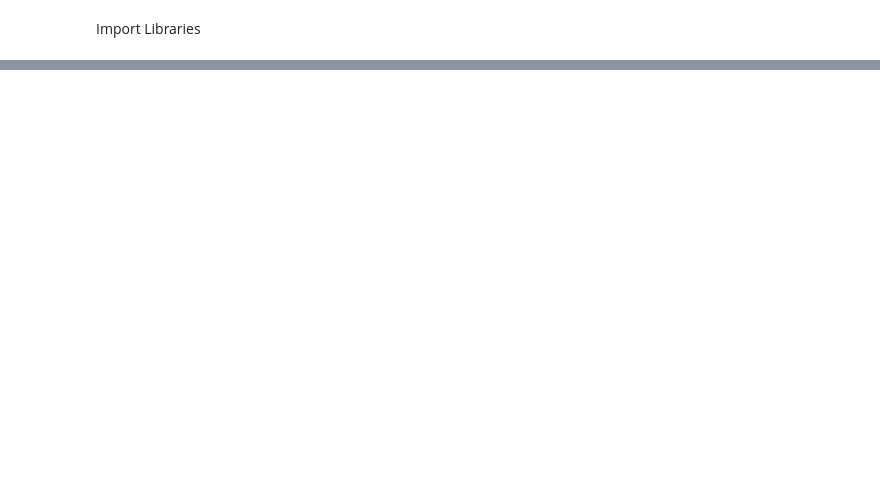
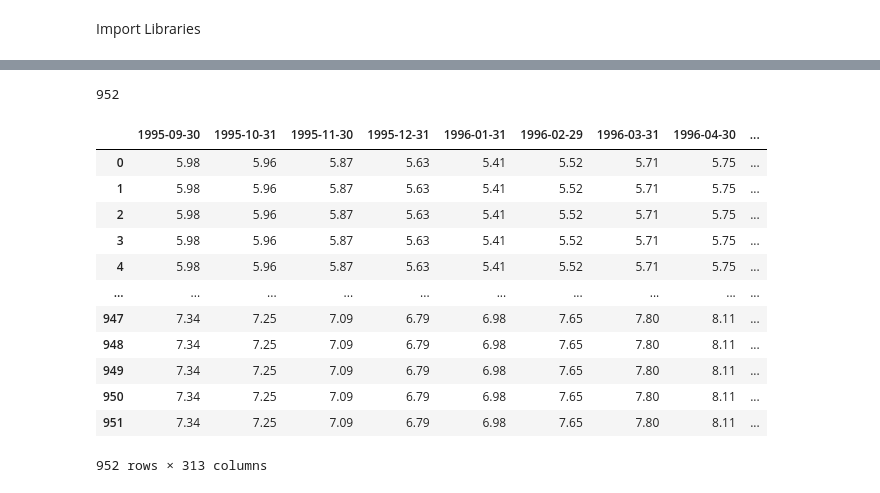
Before and after one commit to pforjoe/SAA, a Jupyter notebook: Liability Model.ipynb, the cells around one changed output, grey strips where cells are left out. Drawn from its saved outputs; the diff is of its cells as text; code cells hidden in the pictures; blank space fills up the shorter version.

```diff
--- a/Liability Model.ipynb
+++ b/Liability Model.ipynb
@@ -240,6 +622,6 @@ IRR
 # %%
-Plan_PV_DR = np.zeros(len(df_DR_M))
-for j in range (len(df_DR_M)):
+Plan_PV_DR = np.zeros(len(Plan_DR))
+for j in range (len(Plan_DR)):
     for i in range (len(Time_CF)):
-        Plan_PV_DR[j] += (CF[i]/((1+IRR[j])**DF[i]))
+        Plan_PV_DR[j] += (CF[i]/((1+Plan_DR['IRR'][j])**DF[i]))
 Plan_PV_DR
@@ -283,0 +788,3 @@ IRR
+# %%
+Raw_FTSE_YC_Tot = Raw_FTSE_YC.join(Raw_FTSE_YC_Pre2010)
+Raw_FTSE_YC_Tot
@@ -283,0 +810,43 @@ IRR
+# %%
+raw_liab_ibt_dict_tot={}
+tr = Raw_FTSE_YC_Tot['Date']
+# list of raw (not interpolated) times to maturity
+yr = Raw_FTSE_YC_Tot[col]
+# list of raw (not interpolated) yields
+t = list(frange(0.5, 30.08, (1/12))) # interpolating in range 1..30 years
+
+for col in Raw_FTSE_YC_Tot.columns:
+    #print('col: {}'.format(col))
+    y = []
+    interp = sp.interpolate.interp1d(tr, Raw_FTSE_YC_Tot[col] , bounds_error=False, fill_value=sp.nan)
+#for col in Raw_FTSE_YC.columns:
+    #for col in FTSE_YC.columns:
+    for i in t:
+            value = float(interp(i))
+            if not sp.isnan(value): # Don't include out-of-range values
+                y.append(value)
+                End_Rate = [y[-1]] * 592
+                Beg_Rate = [y[0]] * 5
+            raw_liab_ibt_dict_tot[col] = Beg_Rate + y + End_Rate
+len(raw_liab_ibt_dict_tot[col])
+# %% [output]
+952
+# %%
+int_df_tot = pd.DataFrame(raw_liab_ibt_dict_tot)
+int_df_tot = int_df_tot.drop(['Date'], axis=1)
+int_df_tot = int_df_tot.iloc[:, ::-1]
+int_df_tot
+# %% [output]
+|  | 1995-09-30 | 1995-10-31 | 1995-11-30 | 1995-12-31 | 1996-01-31 | 1996-02-29 | 1996-03-31 | 1996-04-30 | ... |
+| 0 | 5.98 | 5.96 | 5.87 | 5.63 | 5.41 | 5.52 | 5.71 | 5.75 | ... |
+| 1 | 5.98 | 5.96 | 5.87 | 5.63 | 5.41 | 5.52 | 5.71 | 5.75 | ... |
+| 2 | 5.98 | 5.96 | 5.87 | 5.63 | 5.41 | 5.52 | 5.71 | 5.75 | ... |
+| 3 | 5.98 | 5.96 | 5.87 | 5.63 | 5.41 | 5.52 | 5.71 | 5.75 | ... |
+| 4 | 5.98 | 5.96 | 5.87 | 5.63 | 5.41 | 5.52 | 5.71 | 5.75 | ... |
+| ... | ... | ... | ... | ... | ... | ... | ... | ... | ... |
+| 947 | 7.34 | 7.25 | 7.09 | 6.79 | 6.98 | 7.65 | 7.80 | 8.11 | ... |
+| 948 | 7.34 | 7.25 | 7.09 | 6.79 | 6.98 | 7.65 | 7.80 | 8.11 | ... |
+| 949 | 7.34 | 7.25 | 7.09 | 6.79 | 6.98 | 7.65 | 7.80 | 8.11 | ... |
+| 950 | 7.34 | 7.25 | 7.09 | 6.79 | 6.98 | 7.65 | 7.80 | 8.11 | ... |
+| 951 | 7.34 | 7.25 | 7.09 | 6.79 | 6.98 | 7.65 | 7.80 | 8.11 | ... |
+952 rows × 313 columns
```
Also changed, not shown: parts of 69 cells of this notebook.
